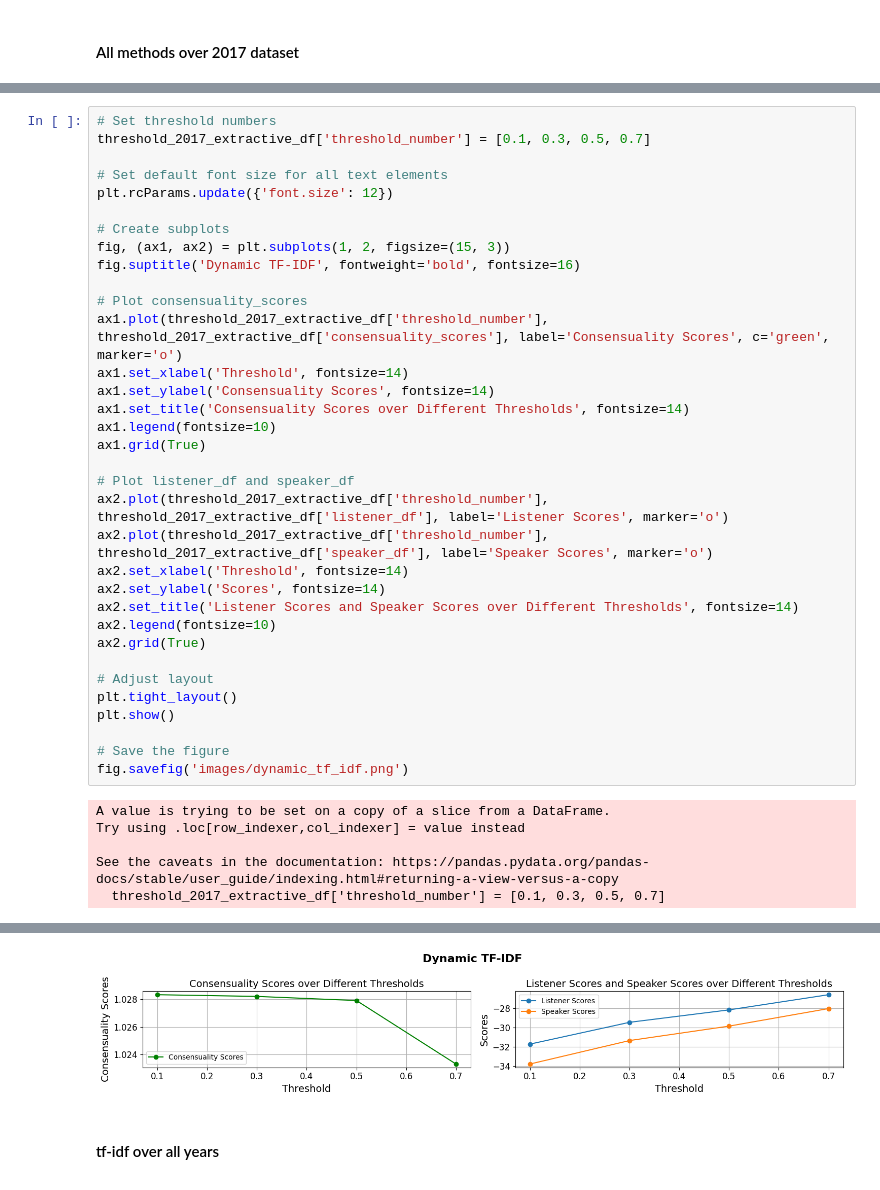
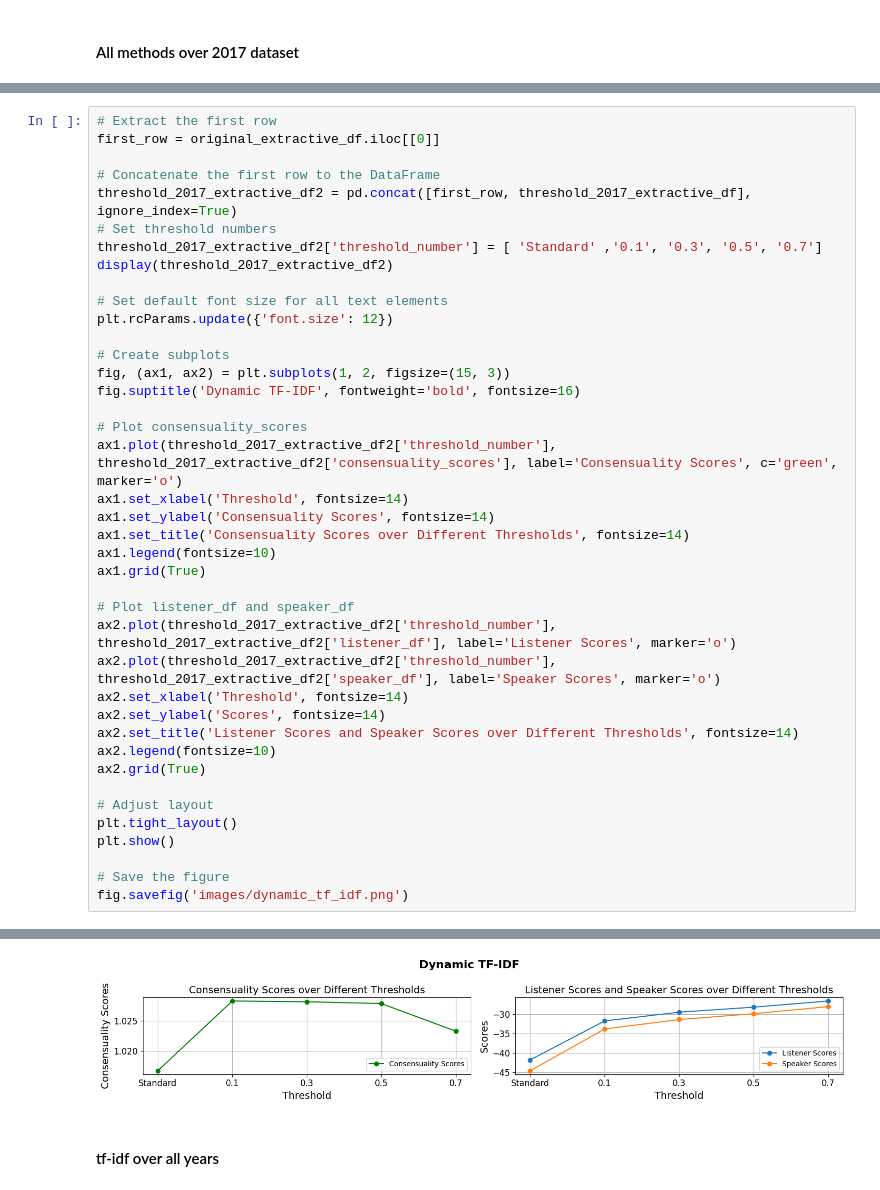
Before and after one commit to Asterisks-NLP/GLIMPSE-ASTERISKS, a Jupyter notebook: Plots_Tables.ipynb, the cells around one changed output, grey strips where cells are left out. Drawn from its saved outputs; the diff is of its cells as text.

Commit message:
Third Commit: Updated Plots in Plots_Tables.ipynb

```diff
--- a/Plots_Tables.ipynb
+++ b/Plots_Tables.ipynb
@@ -240,6 +238,12 @@ See the caveats in the documentation: https://pandas.pydata.org/pandas-docs/stab
 # %%
+# Extract the first row
+first_row = original_extractive_df.iloc[[0]]
+
+# Concatenate the first row to the DataFrame
+threshold_2017_extractive_df2 = pd.concat([first_row, threshold_2017_extractive_df], ignore_index=True)
 # Set threshold numbers
-threshold_2017_extractive_df['threshold_number'] = [0.1, 0.3, 0.5, 0.7]
+threshold_2017_extractive_df2['threshold_number'] = [ 'Standard' ,'0.1', '0.3', '0.5', '0.7']
+display(threshold_2017_extractive_df2)
 
 # Set default font size for all text elements
 plt.rcParams.update({'font.size': 12})
@@ -249,7 +253,7 @@ fig, (ax1, ax2) = plt.subplots(1, 2, figsize=(15, 3))
 fig.suptitle('Dynamic TF-IDF', fontweight='bold', fontsize=16)
 
 # Plot consensuality_scores
-ax1.plot(threshold_2017_extractive_df['threshold_number'], threshold_2017_extractive_df['consensuality_scores'], label='Consensuality Scores', c='green', marker='o')
+ax1.plot(threshold_2017_extractive_df2['threshold_number'], threshold_2017_extractive_df2['consensuality_scores'], label='Consensuality Scores', c='green', marker='o')
 ax1.set_xlabel('Threshold', fontsize=14)
 ax1.set_ylabel('Consensuality Scores', fontsize=14)
 ax1.set_title('Consensuality Scores over Different Thresholds', fontsize=14)
@@ -257,8 +261,8 @@ ax1.legend(fontsize=10)
 ax1.grid(True)
 
 # Plot listener_df and speaker_df
-ax2.plot(threshold_2017_extractive_df['threshold_number'], threshold_2017_extractive_df['listener_df'], label='Listener Scores', marker='o')
-ax2.plot(threshold_2017_extractive_df['threshold_number'], threshold_2017_extractive_df['speaker_df'], label='Speaker Scores', marker='o')
+ax2.plot(threshold_2017_extractive_df2['threshold_number'], threshold_2017_extractive_df2['listener_df'], label='Listener Scores', marker='o')
+ax2.plot(threshold_2017_extractive_df2['threshold_number'], threshold_2017_extractive_df2['speaker_df'], label='Speaker Scores', marker='o')
 ax2.set_xlabel('Threshold', fontsize=14)
 ax2.set_ylabel('Scores', fontsize=14)
 ax2.set_title('Listener Scores and Speaker Scores over Different Thresholds', fontsize=14)
@@ -272,8 +276,3 @@ plt.show()
 # Save the figure
 fig.savefig('images/dynamic_tf_idf.png')
 # %% [output]
-A value is trying to be set on a copy of a slice from a DataFrame.
-Try using .loc[row_indexer,col_indexer] = value instead
-
-See the caveats in the documentation: https://pandas.pydata.org/pandas-docs/stable/user_guide/indexing.html#returning-a-view-versus-a-copy
-  threshold_2017_extractive_df['threshold_number'] = [0.1, 0.3, 0.5, 0.7]
@@ -280,4 +285,4 @@ See the caveats in the documentation: https://pandas.pydata.org/pandas-docs/stab
-[figure, old version]
+[figure, new version]
 # %% [markdown]
 #### tf-idf over all years
 # %%
```
Also changed, not shown: parts of 5 cells of this notebook, 3 other files.
